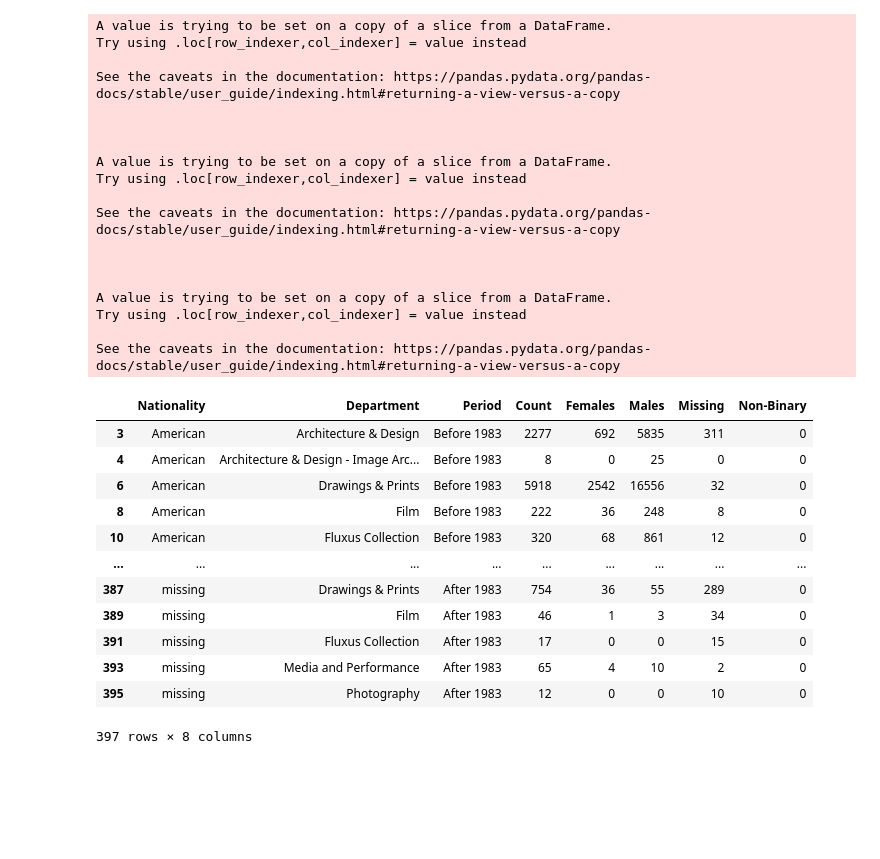
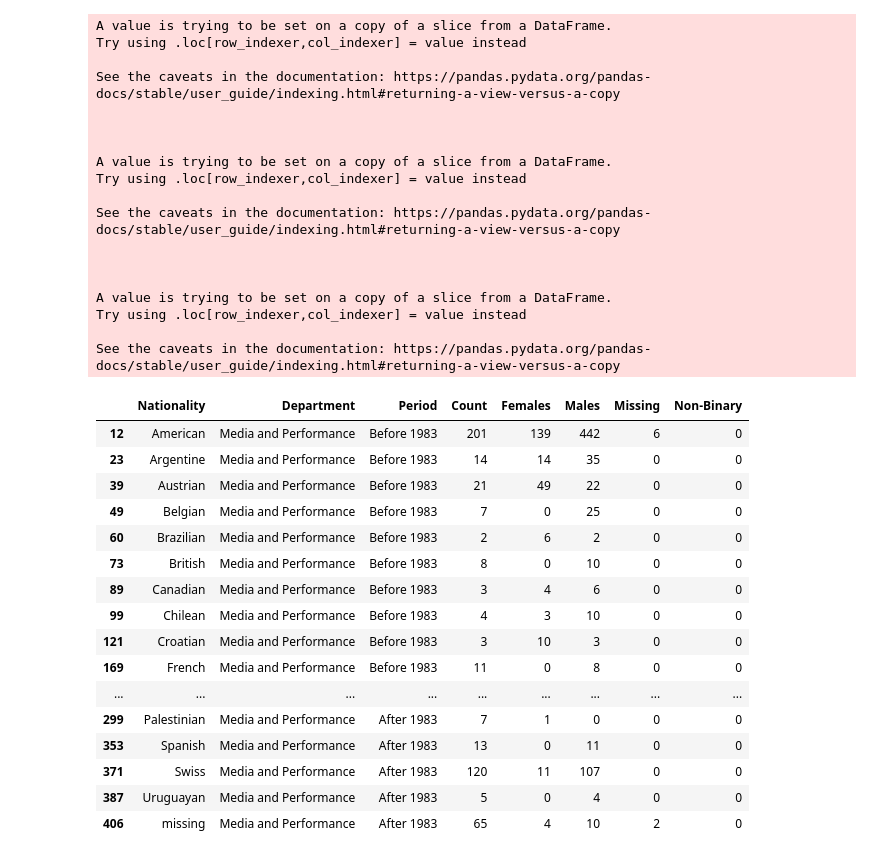
Before and after one commit to laurentfintoni/Net-Art-Rev, a Jupyter notebook: ChiaraViz_2.ipynb, the cells around one changed output. Drawn from its saved outputs; the diff is of its cells as text; code cells hidden in the pictures; blank space fills up the shorter version.

```diff
--- a/ChiaraViz_2.ipynb
+++ b/ChiaraViz_2.ipynb
@@ -308,20 +301,26 @@ df_Moma_compare['Count'] = df_Moma_compare['Count'].div(10).round(2)
 df_Moma_compare['Count'] = df_Moma_compare['Count'].astype('int')
 
 Compare_nats_department = pd.concat([df_Moma_compare, df_rhizome_barchart])
-# %%
-df_Moma_by_periods_compare
-# %% [output]
-|  | Nationality | Department | Period | Count | Females | Males | Missing | Non-Binary |
-| 3 | American | Architecture & Design | Before 1983 | 2277 | 692 | 5835 | 311 | 0 |
-| 4 | American | Architecture & Design - Image Arc... | Before 1983 | 8 | 0 | 25 | 0 | 0 |
-| 6 | American | Drawings & Prints | Before 1983 | 5918 | 2542 | 16556 | 32 | 0 |
-| 8 | American | Film | Before 1983 | 222 | 36 | 248 | 8 | 0 |
-| 10 | American | Fluxus Collection | Before 1983 | 320 | 68 | 861 | 12 | 0 |
-| ... | ... | ... | ... | ... | ... | ... | ... | ... |
-| 387 | missing | Drawings & Prints | After 1983 | 754 | 36 | 55 | 289 | 0 |
-| 389 | missing | Film | After 1983 | 46 | 1 | 3 | 34 | 0 |
-| 391 | missing | Fluxus Collection | After 1983 | 17 | 0 | 0 | 15 | 0 |
-| 393 | missing | Media and Performance | After 1983 | 65 | 4 | 10 | 2 | 0 |
-| 395 | missing | Photography | After 1983 | 12 | 0 | 0 | 10 | 0 |
-397 rows × 8 columns
+# %%
+df_Moma_by_periods_compare_departments = df_Moma_by_periods_compare[(df_Moma_by_periods_compare['Department'] == 'Film')|(df_Moma_by_periods_compare['Department'] == 'Media and Performance')|(df_Moma_by_periods_compare['Department'] == 'Photography')|(df_Moma_by_periods_compare['Department'] == "Drawings & Prints")]
+# %%
+df_Moma_by_periods_compare_departments[df_Moma_by_periods_compare_departments['Department']== 'Media and Performance']
+# %% [output]
+|  | Nationality | Department | Period | Count | Females | Males | Missing | Non-Binary |
+| 12 | American | Media and Performance | Before 1983 | 201 | 139 | 442 | 6 | 0 |
+| 23 | Argentine | Media and Performance | Before 1983 | 14 | 14 | 35 | 0 | 0 |
+| 39 | Austrian | Media and Performance | Before 1983 | 21 | 49 | 22 | 0 | 0 |
+| 49 | Belgian | Media and Performance | Before 1983 | 7 | 0 | 25 | 0 | 0 |
+| 60 | Brazilian | Media and Performance | Before 1983 | 2 | 6 | 2 | 0 | 0 |
+| 73 | British | Media and Performance | Before 1983 | 8 | 0 | 10 | 0 | 0 |
+| 89 | Canadian | Media and Performance | Before 1983 | 3 | 4 | 6 | 0 | 0 |
+| 99 | Chilean | Media and Performance | Before 1983 | 4 | 3 | 10 | 0 | 0 |
+| 121 | Croatian | Media and Performance | Before 1983 | 3 | 10 | 3 | 0 | 0 |
+| 169 | French | Media and Performance | Before 1983 | 11 | 0 | 8 | 0 | 0 |
+| ... | ... | ... | ... | ... | ... | ... | ... | ... |
+| 299 | Palestinian | Media and Performance | After 1983 | 7 | 1 | 0 | 0 | 0 |
+| 353 | Spanish | Media and Performance | After 1983 | 13 | 0 | 11 | 0 | 0 |
+| 371 | Swiss | Media and Performance | After 1983 | 120 | 11 | 107 | 0 | 0 |
+| 387 | Uruguayan | Media and Performance | After 1983 | 5 | 0 | 4 | 0 | 0 |
+| 406 | missing | Media and Performance | After 1983 | 65 | 4 | 10 | 2 | 0 |
 # %%
```
Also changed, not shown: parts of 17 cells of this notebook.
